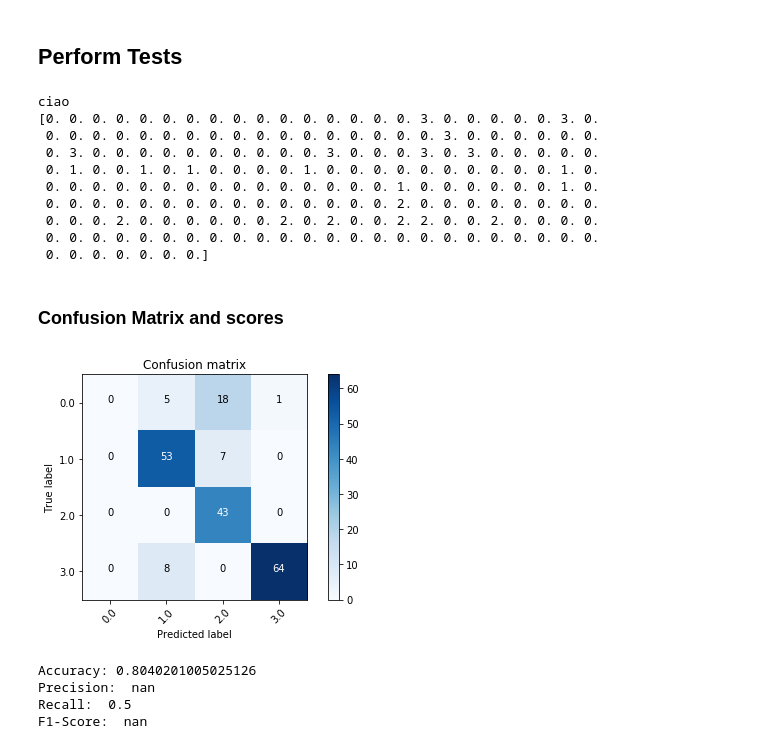
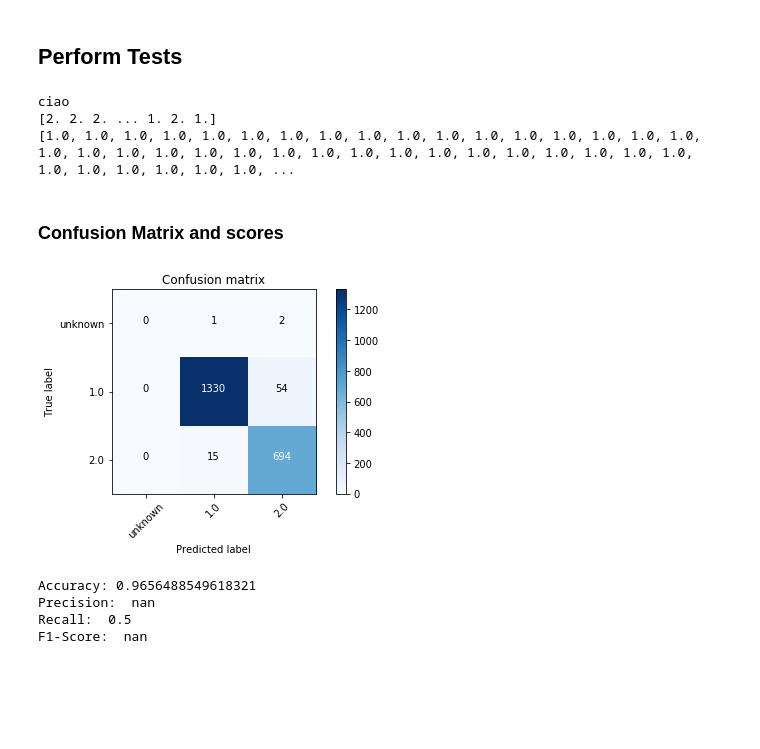
Before and after one commit to X4l1b1/LFA_Labs, a Jupyter notebook: LFA Project/Tests_bis.ipynb, the cells around one changed output. Cells and saved outputs as stored; diff of their text form; code cells hidden in the pictures; blank space fills up the shorter version.

```diff
--- a/LFA Project/Tests_bis.ipynb
+++ b/LFA Project/Tests_bis.ipynb
@@ -15,7 +15,7 @@ import itertools
 import copy
 import numpy as np
 
-DATASETS_PATHS = ['datasets/melanomaTest.dat.csv', 'datasets/seeds_dataset.csv'] # http://cibcb.org/data/
+DATASETS_PATHS = ['datasets/melanomaTest.dat.csv', 'datasets/seeds_dataset.csv', 'datasets/CancerDiag2_headers.csv', 'datasets/Leukemia_Mile_210.csv'] # http://cibcb.org/data/
 
 %matplotlib inline
 # %% [markdown]
@@ -34,8 +34,8 @@ DATASETS = []
 for path in DATASETS_PATHS:
     DATASETS.append(loadDataset(path))
 
-index_dataset = 1
-percentage_ommission = 90
+index_dataset = 3
+percentage_ommission = 80
 dataset = DATASETS[index_dataset][0]
 true_labels = DATASETS[index_dataset][1]
 labels_names = DATASETS[index_dataset][2]
@@ -62,52 +62,49 @@ def removeLabels(dataset, labels_name, percentage):
 #for dataset in DATASETS:
 #    dataset[0] = removeLabels(dataset[0], dataset[2], 50)
 #dataset = removeLabels(DATASETS[0][0], DATASETS[1][2], 80)
-dataset = removeLabels(dataset, labels_names, 90)
+dataset = removeLabels(dataset, labels_names, percentage_ommission)
 # %% [markdown]
 ## Perform Tests
 # %%
 fcm = FCM_SS_2()
 fcm.setParams(fuzzy_param=2, membership_threshold=0.95)
 new_data, labels, centers, mb = fcm.clusterize(dataset, DATASETS[index_dataset][2])
-print(new_data[:, -2])
+print(new_data[:, -1])
+print(labels)
 # %% [output]
 ciao
-[0. 0. 0. 0. 0. 0. 0. 0. 0. 0. 0. 0. 0. 0. 0. 0. 3. 0. 0. 0. 0. 0. 3. 0.
- 0. 0. 0. 0. 0. 0. 0. 0. 0. 0. 0. 0. 0. 0. 0. 0. 0. 3. 0. 0. 0. 0. 0. 0.
- 0. 3. 0. 0. 0. 0. 0. 0. 0. 0. 0. 0. 3. 0. 0. 0. 3. 0. 3. 0. 0. 0. 0. 0.
- 0. 1. 0. 0. 1. 0. 1. 0. 0. 0. 0. 1. 0. 0. 0. 0. 0. 0. 0. 0. 0. 0. 1. 0.
- 0. 0. 0. 0. 0. 0. 0. 0. 0. 0. 0. 0. 0. 0. 0. 1. 0. 0. 0. 0. 0. 0. 1. 0.
- 0. 0. 0. 0. 0. 0. 0. 0. 0. 0. 0. 0. 0. 0. 0. 2. 0. 0. 0. 0. 0. 0. 0. 0.
- 0. 0. 0. 2. 0. 0. 0. 0. 0. 0. 2. 0. 2. 0. 0. 2. 2. 0. 0. 2. 0. 0. 0. 0.
- 0. 0. 0. 0. 0. 0. 0. 0. 0. 0. 0. 0. 0. 0. 0. 0. 0. 0. 0. 0. 0. 0. 0. 0.
- 0. 0. 0. 0. 0. 0. 0.]
+[2. 2. 2. ... 1. 2. 1.]
+[1.0, 1.0, 1.0, 1.0, 1.0, 1.0, 1.0, 1.0, 1.0, 1.0, 1.0, 1.0, 1.0, 1.0, 1.0, 1.0, 1.0, 1.0, 1.0, 1.0, 1.0, 1.0, 1.0, 1.0, 1.0, 1.0, 1.0, 1.0, 1.0, 1.0, 1.0, 1.0, 1.0, 1.0, 1.0, 1.0, 1.0, 1.0, 1.0, 1.0, ...
 # %% [markdown]
 ### Confusion Matrix and scores
 # %%
 
-conf_mat = confusion_matrix(labels, [row[-1] for row in new_data])
+conf_mat = confusion_matrix(labels, new_data[:, -1])
 
 def plot_confusion_matrix(cm, title='Confusion matrix', cmap=plt.cm.Blues):
-    ref_labels = np.append([0.],DATASETS[index_dataset][2] )
+    if(0 in labels):
+        ref_labels = np.append(['unknown'],DATASETS[index_dataset][2] )
+    else :
+        ref_labels = labels_names
     plt.imshow(cm, interpolation='nearest', cmap=cmap)
     plt.title(title)
     plt.colorbar()
     tick_marks = np.arange(len(ref_labels))
     plt.xticks(tick_marks, ref_labels, rotation=45)
     plt.yticks(tick_marks, ref_labels)
     plt.tight_layout()
     plt.ylabel('True label')
     plt.xlabel('Predicted label')
 
     thresh = cm.max() / 2.
     for i, j in itertools.product(range(cm.shape[0]), range(cm.shape[1])):
         plt.text(j, i, format(cm[i, j]),
                  horizontalalignment="center",
                  color="white" if cm[i, j] > thresh else "black")
 
 plot_confusion_matrix(conf_mat)
 # %% [output]
-[figure, old version]
+[figure, new version]
 # %%
 print("Accuracy:", accuracy_score(labels, [row[-1] for row in new_data]))
 precision = (conf_mat[0][0]/(conf_mat[0][0] + conf_mat[1][0]) + conf_mat[1][1]/(conf_mat[1][1] + conf_mat[0][1]))/2
@@ -117,7 +114,7 @@ print("Recall: ", recall)
 f1score = 2*(precision*recall)/(precision+recall)
 print("F1-Score: ", f1score)
 # %% [output]
-Accuracy: 0.8040201005025126
+Accuracy: 0.9656488549618321
 Precision:  nan
 Recall:  0.5
 F1-Score:  nan
```
Also changed, not shown: parts of 1 cell of this notebook, 3 other files.
